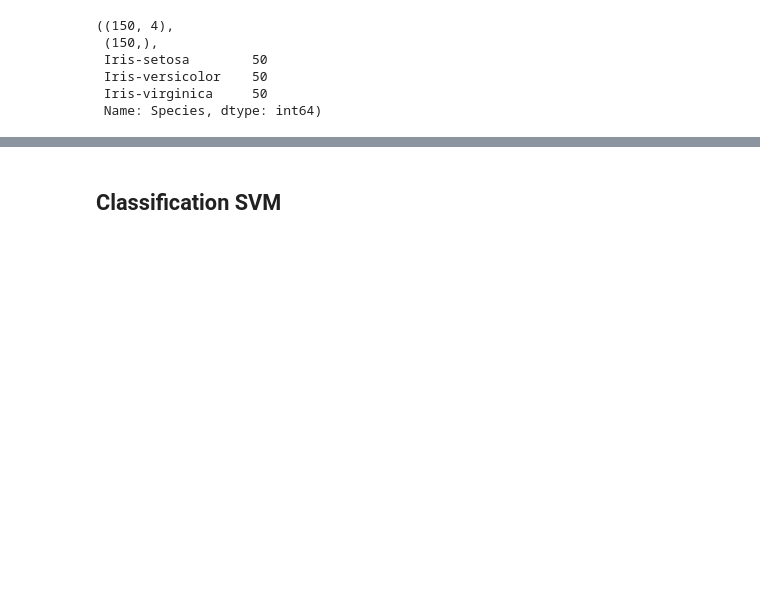
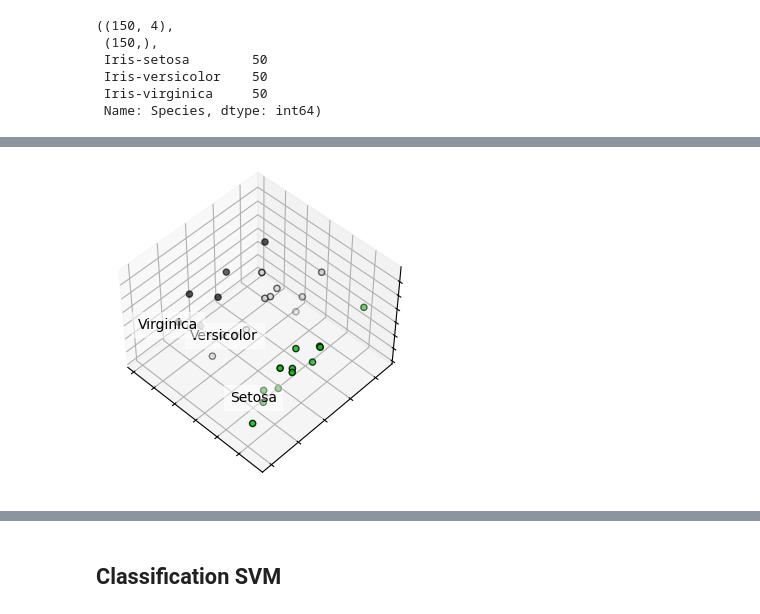
Before and after one commit to MaxinAI/school-of-ai, a Jupyter notebook: tsu_master_2022_2023/workshop_8_pca_clustering.ipynb, the cells around one changed output, grey strips where cells are left out. Drawn from its saved outputs; the diff is of its cells as text; code cells hidden in the pictures; blank space fills up the shorter version.

```diff
--- a/tsu_master_2022_2023/workshop_8_pca_clustering.ipynb
+++ b/tsu_master_2022_2023/workshop_8_pca_clustering.ipynb
@@ -270,0 +227,4 @@ plt.show()
+# %%
+y_test_ch = [LB_DCT[yt.replace('Iris-', '').title()] for yt in y_test]
+y_test_ch = np.array(y_test_ch)
+y_test_ch
@@ -270,0 +282,4 @@ plt.show()
+# %%
+plot_clusters(X_test_pc, y_test_ch)
+# %% [output]
+[figure, added]
```
Also changed, not shown: parts of 89 cells of this notebook, 21 other files.
